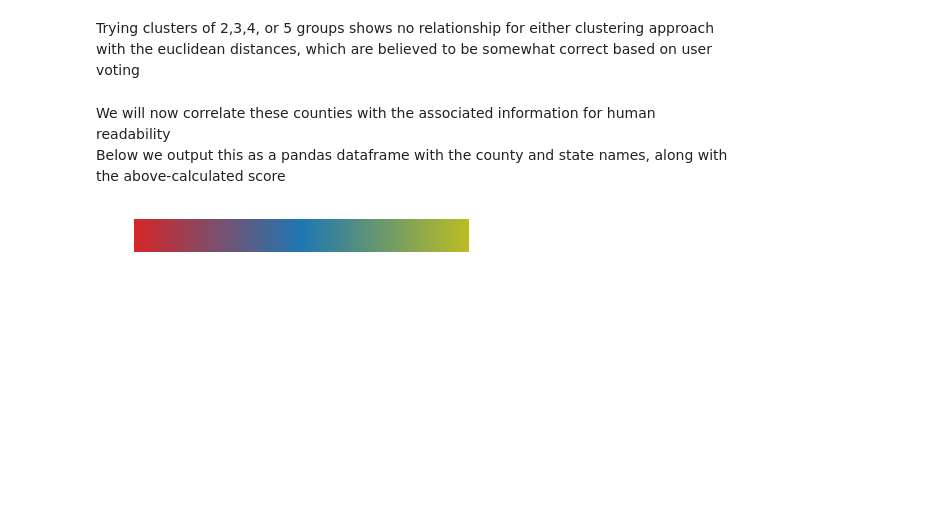
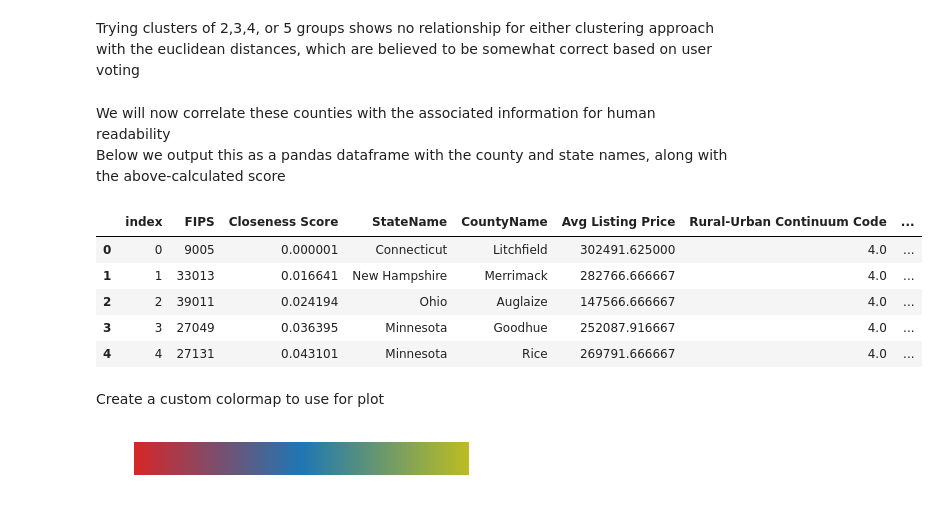
Before and after one commit to moorebryan/county-recommendation-engine, a Jupyter notebook: county-recommendation-engine.ipynb, the cells around one changed output. Saved outputs shown, nothing was run; the diff lists cells and outputs as text; code cells hidden in the pictures; blank space fills up the shorter version.

```diff
--- a/county-recommendation-engine.ipynb
+++ b/county-recommendation-engine.ipynb
@@ -307,14 +440,24 @@ Below we output this as a pandas dataframe with the county and state names, alon
 # %%
 # Create new dataframe with this information
 recommended_counties_df = pd.DataFrame()
 
 # Add in corresponding FIPS Values
 recommended_counties_df['FIPS'] = FIPS_values
 # Now add in the scores correlated with these FIPS values
 recommended_counties_df['Closeness Score'] = distance_score
 # Now insert corresponding information about which county and state this corresponds to
 recommended_counties_df = pd.merge(recommended_counties_df,for_county_recommendations_df[['FIPS','StateName','CountyName']+included_features],how='outer',on='FIPS')
 # Now drop all rows which recommendations were not made for
 recommended_counties_df.dropna(inplace=True)
 recommended_counties_df.reset_index(inplace=True)
+recommended_counties_df.head()
+# %% [output]
+|  | index | FIPS | Closeness Score | StateName | CountyName | Avg Listing Price | Rural-Urban Continuum Code | ... |
+| 0 | 0 | 9005 | 0.000001 | Connecticut | Litchfield | 302491.625000 | 4.0 | ... |
+| 1 | 1 | 33013 | 0.016641 | New Hampshire | Merrimack | 282766.666667 | 4.0 | ... |
+| 2 | 2 | 39011 | 0.024194 | Ohio | Auglaize | 147566.666667 | 4.0 | ... |
+| 3 | 3 | 27049 | 0.036395 | Minnesota | Goodhue | 252087.916667 | 4.0 | ... |
+| 4 | 4 | 27131 | 0.043101 | Minnesota | Rice | 269791.666667 | 4.0 | ... |
+# %% [markdown]
+Create a custom colormap to use for plot
 # %%
```
Also changed, not shown: parts of 22 cells of this notebook.
